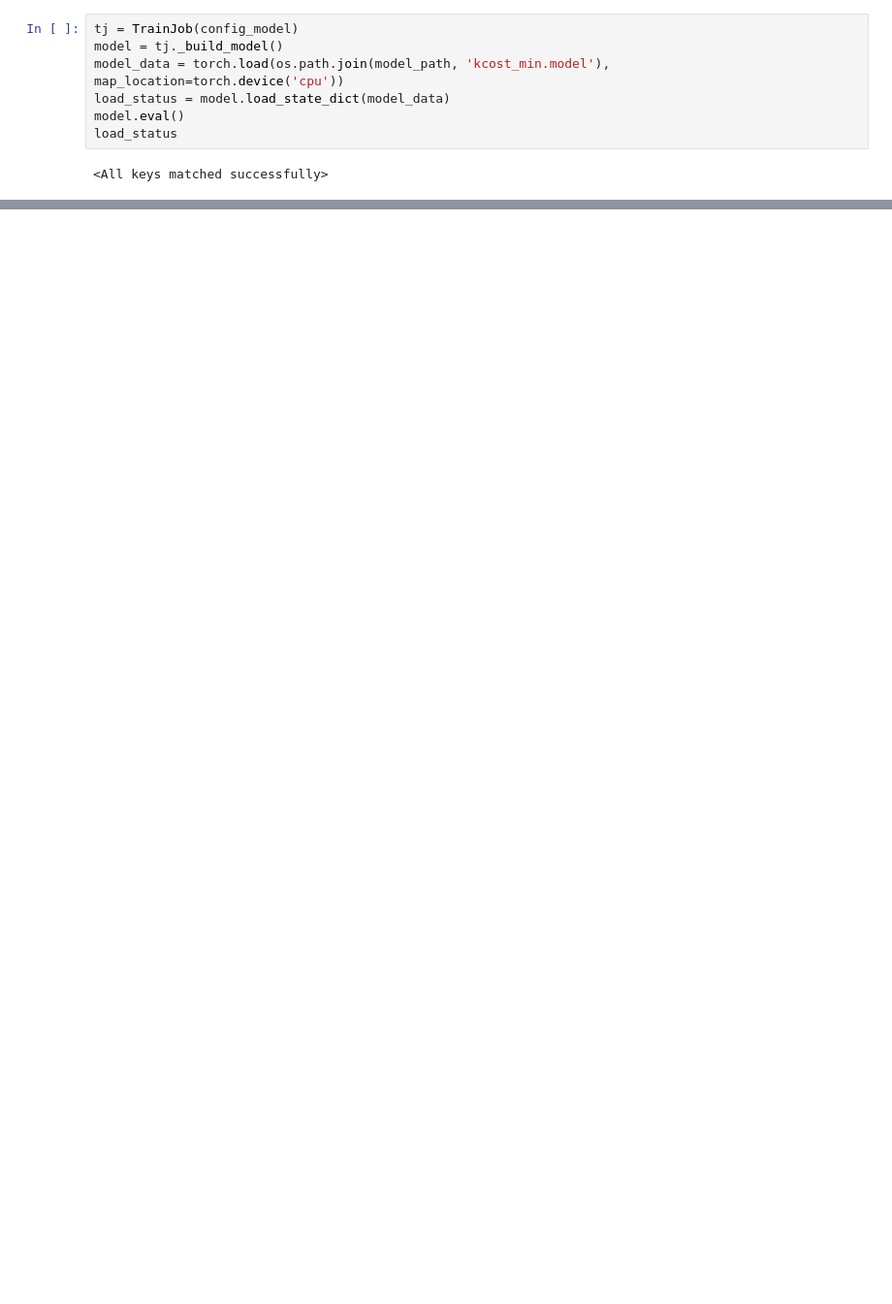
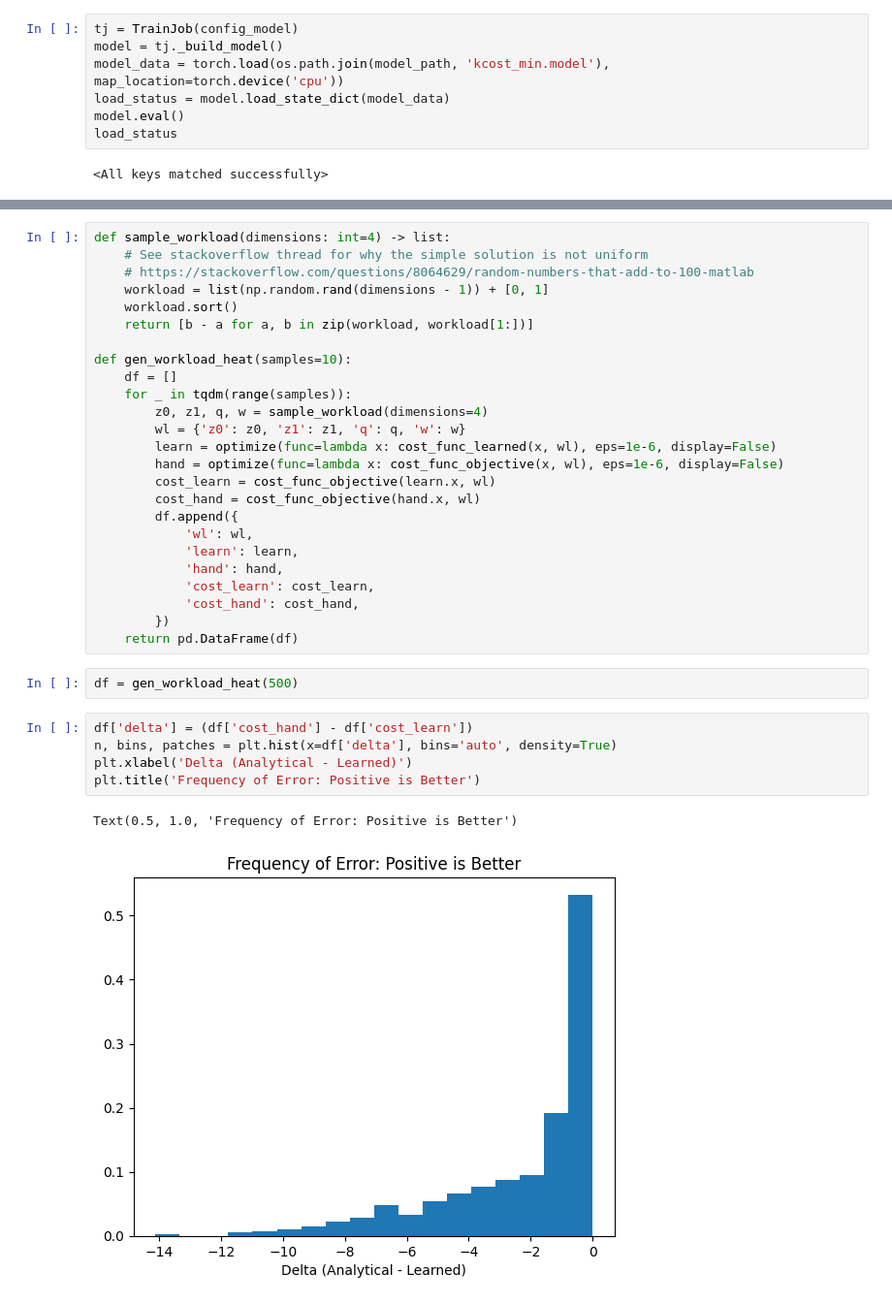
Before and after one commit to ephoris/endure-jupyter, a Jupyter notebook: model-notebooks/model-opt.ipynb, the cells around one changed output, grey strips where cells are left out. Shown at 97% size. Saved outputs shown, nothing was run; the diff lists cells and outputs as text; blank space fills up the shorter version.

```diff
--- a/model-notebooks/model-opt.ipynb
+++ b/model-notebooks/model-opt.ipynb
@@ -185,0 +263,35 @@ None
+# %%
+def sample_workload(dimensions: int=4) -> list:
+    # See stackoverflow thread for why the simple solution is not uniform
+    # https://stackoverflow.com/questions/8064629/random-numbers-that-add-to-100-matlab
+    workload = list(np.random.rand(dimensions - 1)) + [0, 1]
+    workload.sort()
+    return [b - a for a, b in zip(workload, workload[1:])]
+
+def gen_workload_heat(samples=10):
+    df = []
+    for _ in tqdm(range(samples)):
+        z0, z1, q, w = sample_workload(dimensions=4)
+        wl = {'z0': z0, 'z1': z1, 'q': q, 'w': w}
+        learn = optimize(func=lambda x: cost_func_learned(x, wl), eps=1e-6, display=False)
+        hand = optimize(func=lambda x: cost_func_objective(x, wl), eps=1e-6, display=False)
+        cost_learn = cost_func_objective(learn.x, wl)
+        cost_hand = cost_func_objective(hand.x, wl)
+        df.append({
+            'wl': wl,
+            'learn': learn,
+            'hand': hand,
+            'cost_learn': cost_learn,
+            'cost_hand': cost_hand,
+        })
+    return pd.DataFrame(df)
+# %%
+df = gen_workload_heat(500)
+# %%
+df['delta'] = (df['cost_hand'] - df['cost_learn'])
+n, bins, patches = plt.hist(x=df['delta'], bins='auto', density=True)
+plt.xlabel('Delta (Analytical - Learned)')
+plt.title('Frequency of Error: Positive is Better')
+# %% [output]
+Text(0.5, 1.0, 'Frequency of Error: Positive is Better')
+[figure, added]
```
Also changed, not shown: parts of 17 cells of this notebook, 2 other files.
